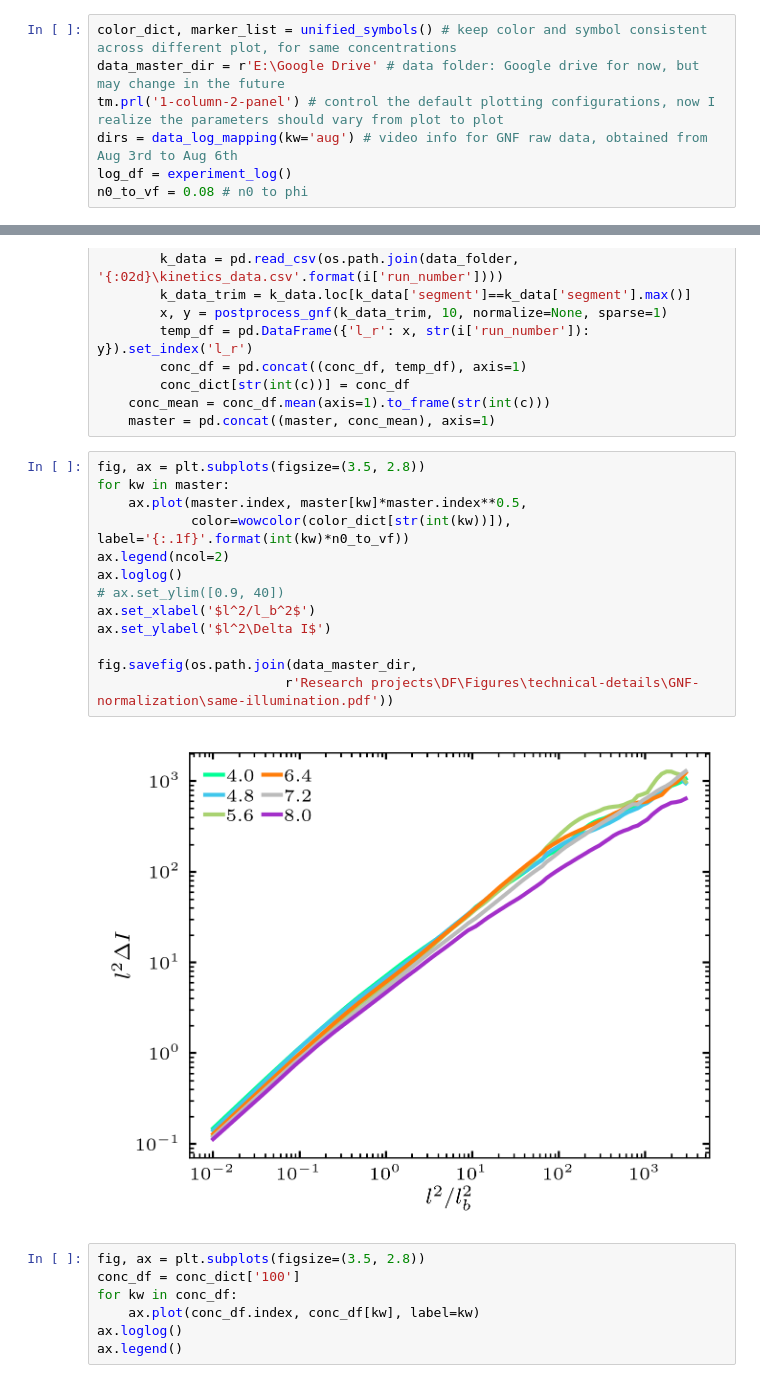
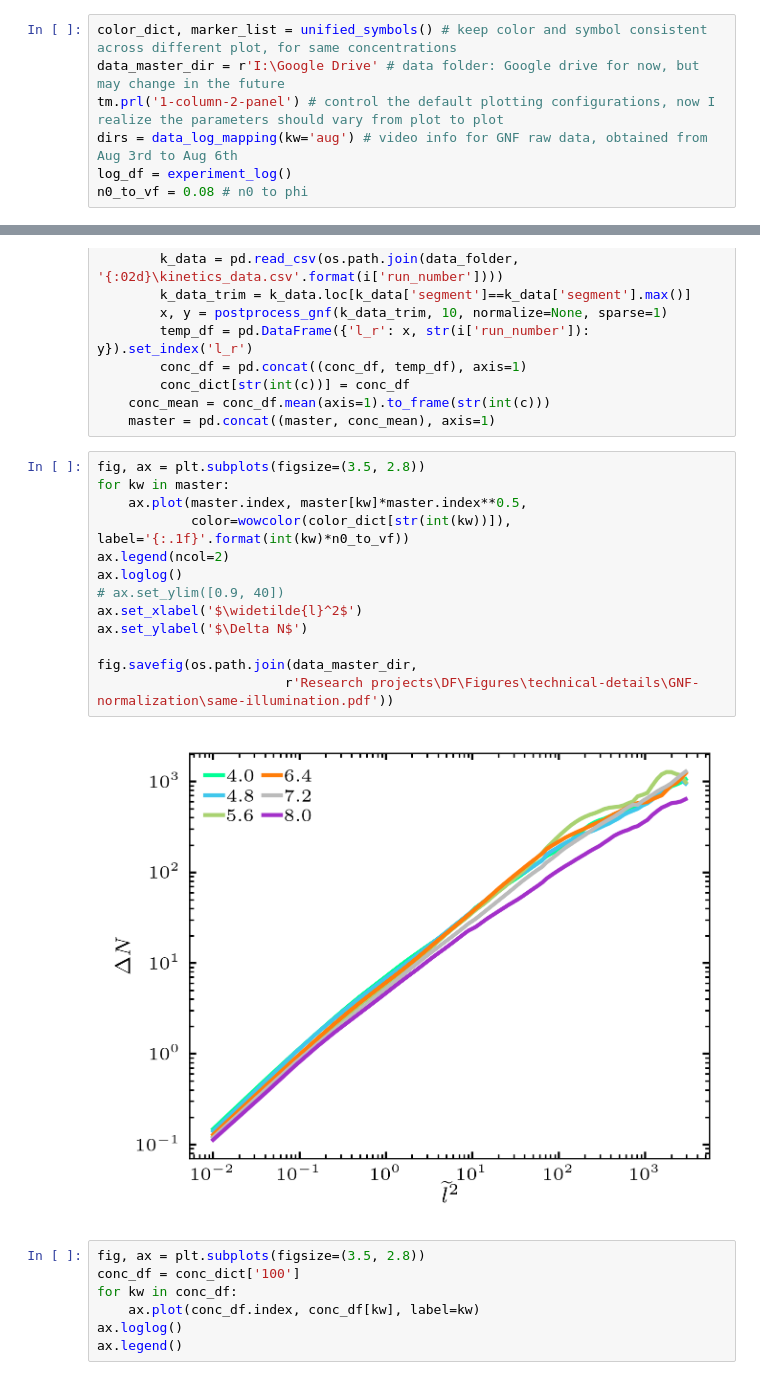
Before and after one commit to ZLoverty/Python, a Jupyter notebook: Correlation/src/GNF-normalizations.ipynb, the cells around one changed output, grey strips where cells are left out. Saved outputs shown, nothing was run; the diff lists cells and outputs as text.

```diff
--- a/Correlation/src/GNF-normalizations.ipynb
+++ b/Correlation/src/GNF-normalizations.ipynb
@@ -25,7 +25,7 @@ from IPython.display import clear_output
 from log import experiment_log
 # %%
 color_dict, marker_list = unified_symbols() # keep color and symbol consistent across different plot, for same concentrations
-data_master_dir = r'E:\Google Drive' # data folder: Google drive for now, but may change in the future
+data_master_dir = r'I:\Google Drive' # data folder: Google drive for now, but may change in the future
 tm.prl('1-column-2-panel') # control the default plotting configurations, now I realize the parameters should vary from plot to plot
 dirs = data_log_mapping(kw='aug') # video info for GNF raw data, obtained from Aug 3rd to Aug 6th
 log_df = experiment_log()
@@ -874,18 +881,18 @@ for c in log_1213_2f['conc'].drop_duplicates():
 # %%
 fig, ax = plt.subplots(figsize=(3.5, 2.8))
 for kw in master:
     ax.plot(master.index, master[kw]*master.index**0.5,
             color=wowcolor(color_dict[str(int(kw))]), label='{:.1f}'.format(int(kw)*n0_to_vf))
 ax.legend(ncol=2)
 ax.loglog()
 # ax.set_ylim([0.9, 40])
-ax.set_xlabel('$l^2/l_b^2$')
-ax.set_ylabel('$l^2\Delta I$')
+ax.set_xlabel('$\widetilde{l}^2$')
+ax.set_ylabel('$\Delta N$')
 
 fig.savefig(os.path.join(data_master_dir,
                         r'Research projects\DF\Figures\technical-details\GNF-normalization\same-illumination.pdf'))
 # %% [output]
-[figure, old version]
+[figure, new version]
 # %%
 fig, ax = plt.subplots(figsize=(3.5, 2.8))
 conc_df = conc_dict['100']
```
Also changed, not shown: parts of 1 cell of this notebook, 2 other files.
